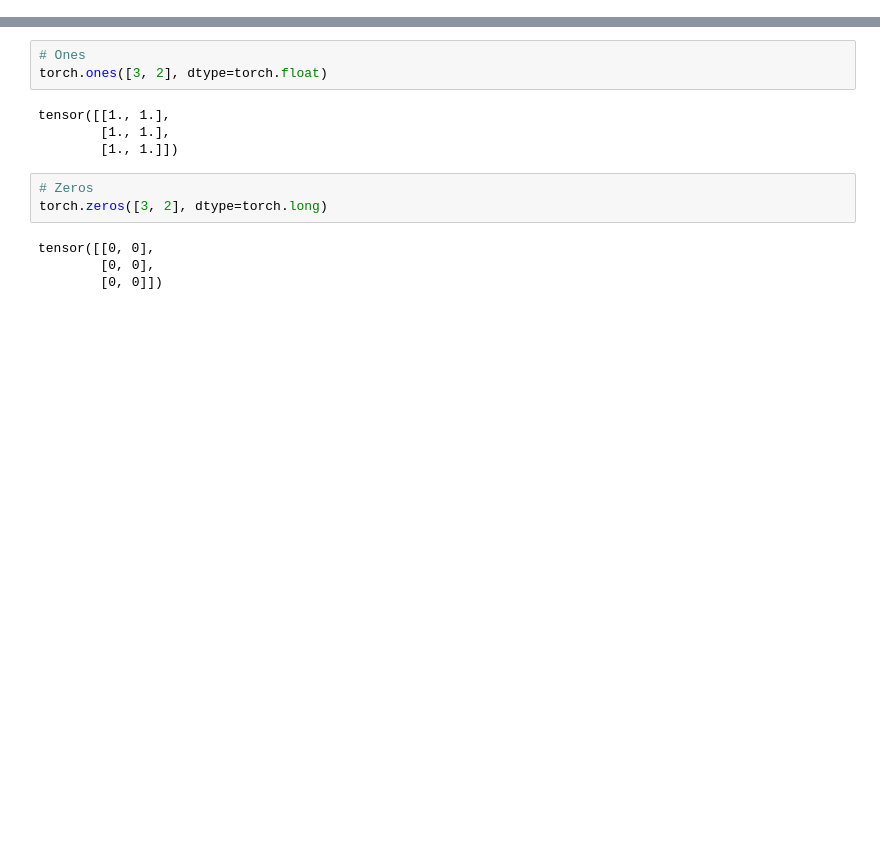
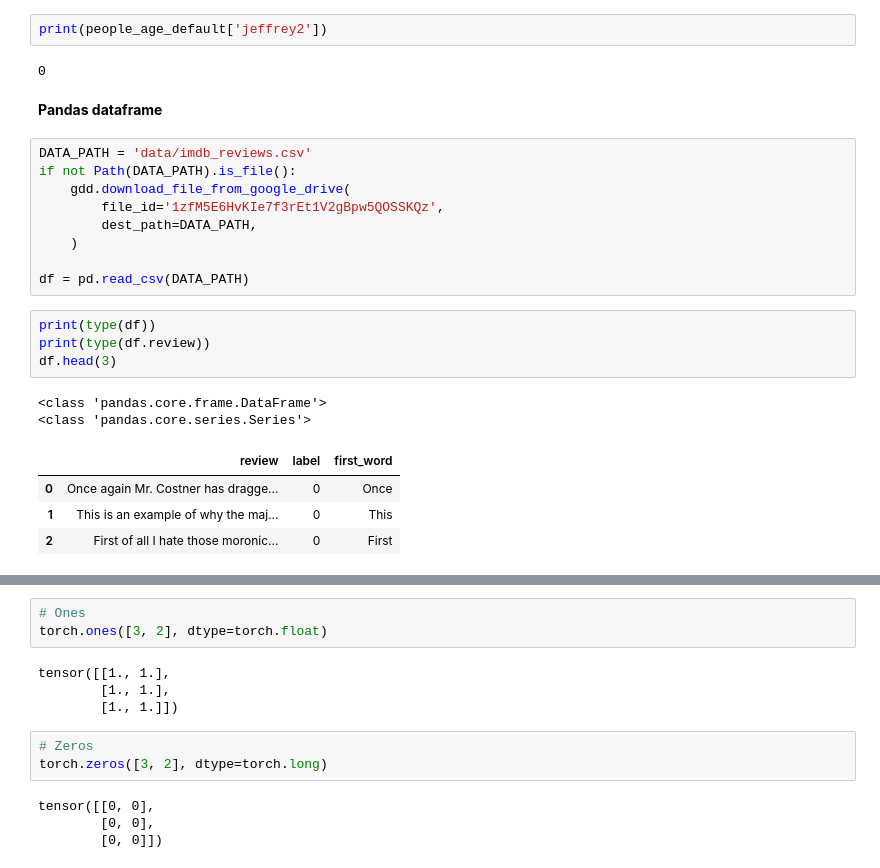
Before and after one commit to scoutbee/pytorch-nlp-notebooks, a Jupyter notebook: 0_pytorch_intro.ipynb, the cells around one changed output, grey strips where cells are left out. Drawn from its saved outputs; the diff is of its cells as text; blank space fills up the shorter version.

Commit message:
revise notebook series 0 & 1

```diff
--- a/0_pytorch_intro.ipynb
+++ b/0_pytorch_intro.ipynb
@@ -34,0 +67,26 @@ import matplotlib.pyplot as plt
+# %%
+print(people_age_default['jeffrey2'])
+# %% [output]
+0
+# %% [markdown]
+**Pandas dataframe**
+# %%
+DATA_PATH = 'data/imdb_reviews.csv'
+if not Path(DATA_PATH).is_file():
+    gdd.download_file_from_google_drive(
+        file_id='1zfM5E6HvKIe7f3rEt1V2gBpw5QOSSKQz',
+        dest_path=DATA_PATH,
+    )
+
+df = pd.read_csv(DATA_PATH)
+# %%
+print(type(df))
+print(type(df.review))
+df.head(3)
+# %% [output]
+<class 'pandas.core.frame.DataFrame'>
+<class 'pandas.core.series.Series'>
+|  | review | label | first_word |
+| 0 | Once again Mr. Costner has dragge... | 0 | Once |
+| 1 | This is an example of why the maj... | 0 | This |
+| 2 | First of all I hate those moronic... | 0 | First |
```
Also changed, not shown: parts of 77 cells of this notebook, 5 other files.
